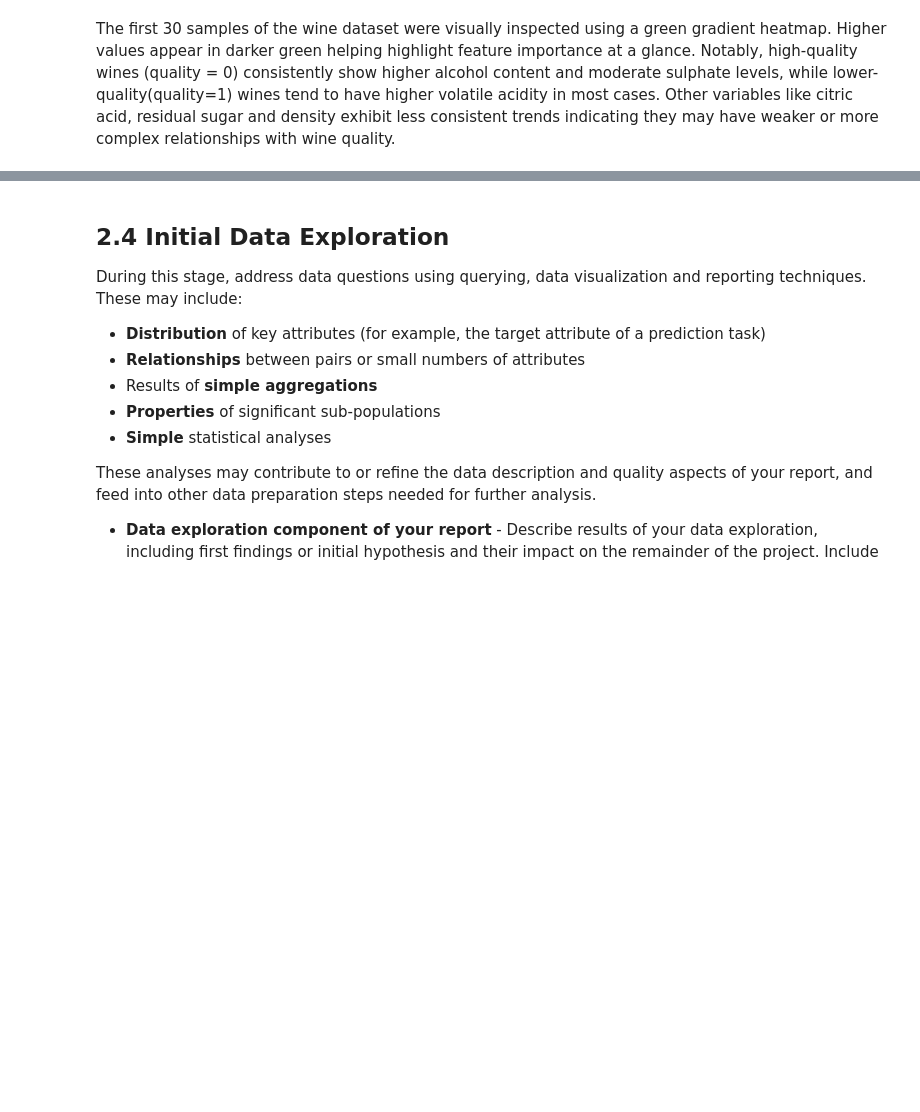
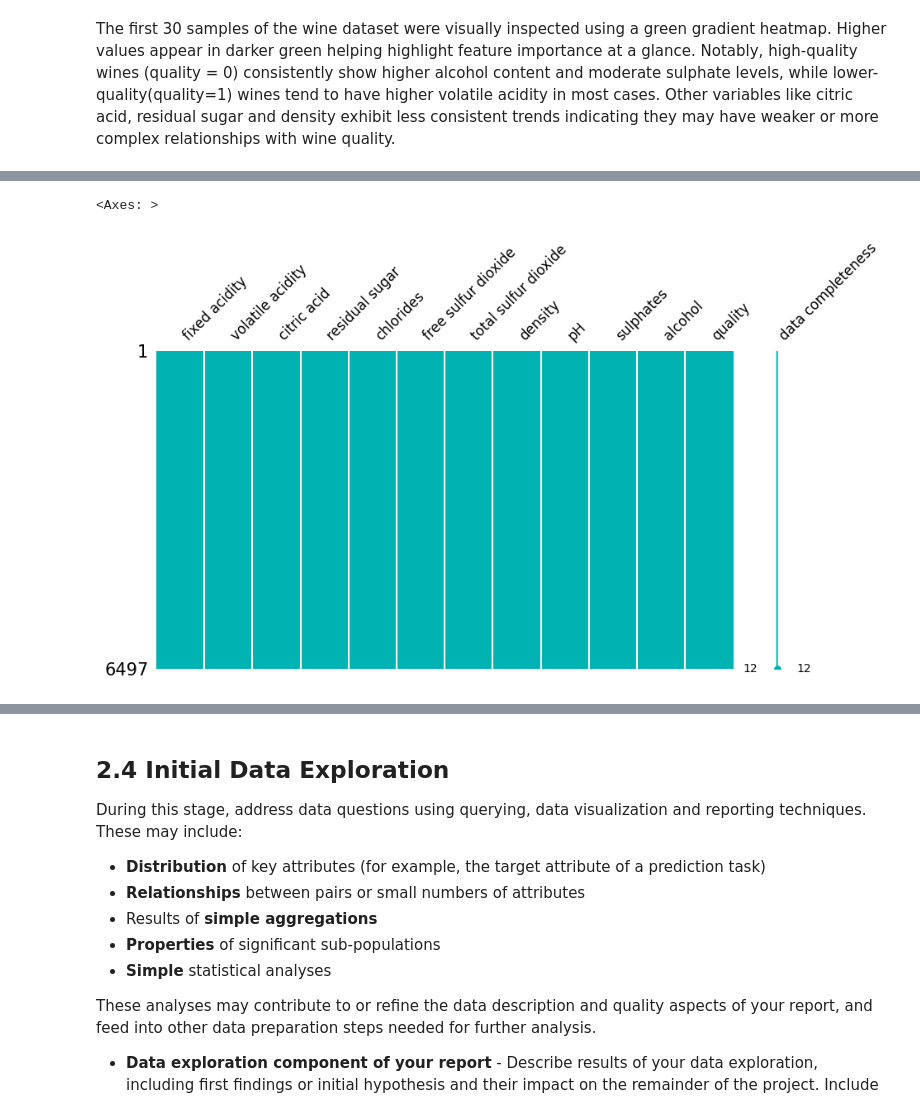
Before and after one commit to Arifuzzaman-Munaf/Predictive-Analysis-using-ML-algorithms, a Jupyter notebook: assessment_02.ipynb, the cells around one changed output, grey strips where cells are left out. Cells and saved outputs as stored; diff of their text form; code cells hidden in the pictures; blank space fills up the shorter version.

```diff
--- a/assessment_02.ipynb
+++ b/assessment_02.ipynb
@@ -269,0 +305,7 @@ Examine the quality of the data:
+# %%
+# missingno matrix plot for the dataset
+# shows the missing values in the dataset using bar chart
+msno.matrix(df,labels=[df.columns],figsize=(10,5),fontsize=12, color = (0.0, 0.7, 0.7))
+# %% [output]
+<Axes: >
+[figure, added]
```
Also changed, not shown: parts of 34 cells of this notebook.
